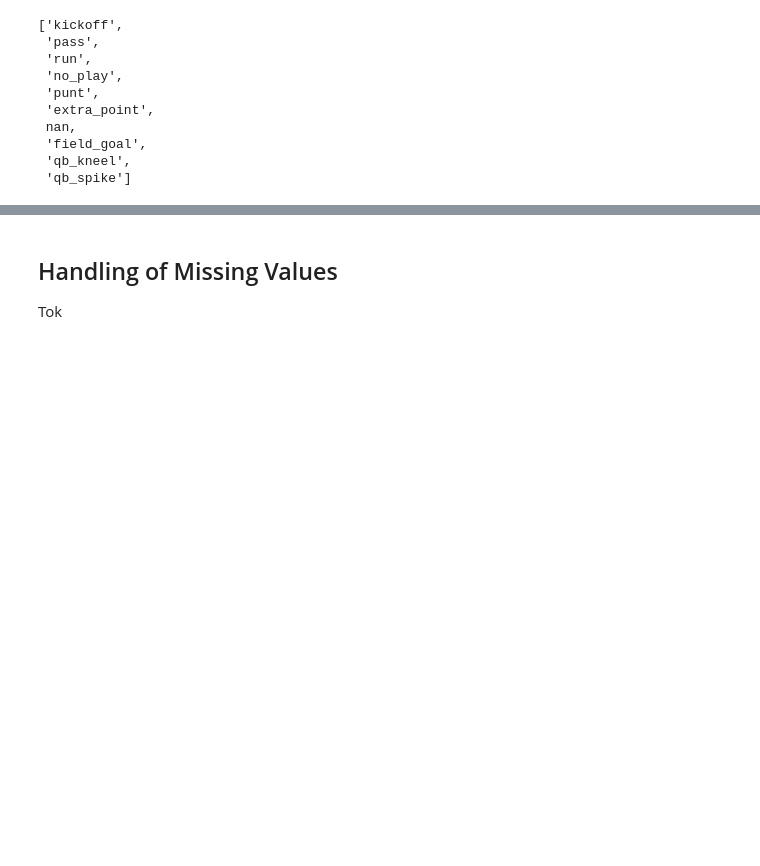
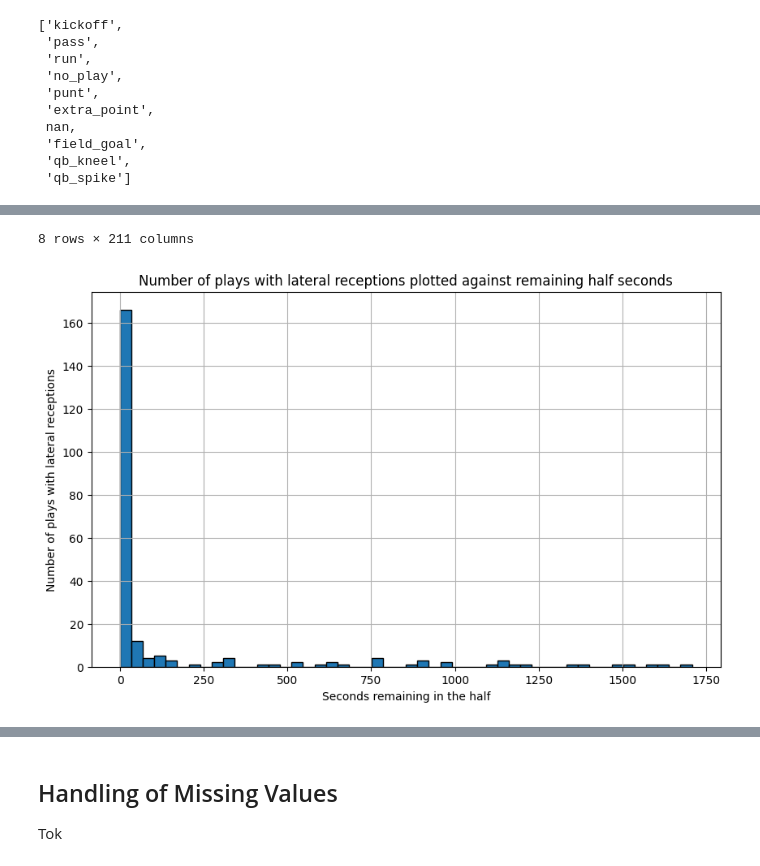
Before and after one commit to MatthiasBiermanns/NFL_play_prediction, a Jupyter notebook: preprocessing_documentation.ipynb, the cells around one changed output, grey strips where cells are left out. Saved outputs shown, nothing was run; the diff lists cells and outputs as text; code cells hidden in the pictures; blank space fills up the shorter version.

```diff
--- a/preprocessing_documentation.ipynb
+++ b/preprocessing_documentation.ipynb
@@ -124,0 +79,20 @@ display(combined_df[combined_df['lateral_reception'] == 1].describe())
+# %%
+import matplotlib.pyplot as plt
+
+# 75 perc. quant. is at 48 sec / half -> only end of half -> biased
+
+display(combined_df[combined_df['lateral_reception'] == 1].describe())
+
+lateral_reception_entries = combined_df[combined_df['lateral_reception'] == 1]
+
+# grouped by 'half_seconds_remaining' and count number of occurrences
+grouped_data = lateral_reception_entries.groupby('half_seconds_remaining').size().reset_index(name='count')
+
+plt.figure(figsize=(10, 6))
+plt.hist(lateral_reception_entries['half_seconds_remaining'], bins=50, edgecolor='black')
+plt.title('Number of plays with lateral receptions plotted against remaining half seconds')
+plt.xlabel('Seconds remaining in the half')
+plt.ylabel('Number of plays with lateral receptions')
+plt.grid(True)
+plt.show()
+# %% [output]
@@ -125,3 +108,5 @@ display(combined_df[combined_df['lateral_reception'] == 1].describe())
+8 rows × 211 columns
+[figure, added]
 # %%
 # drop plays with laterals
 combined_df.drop(
```
Also changed, not shown: parts of 22 cells of this notebook.
